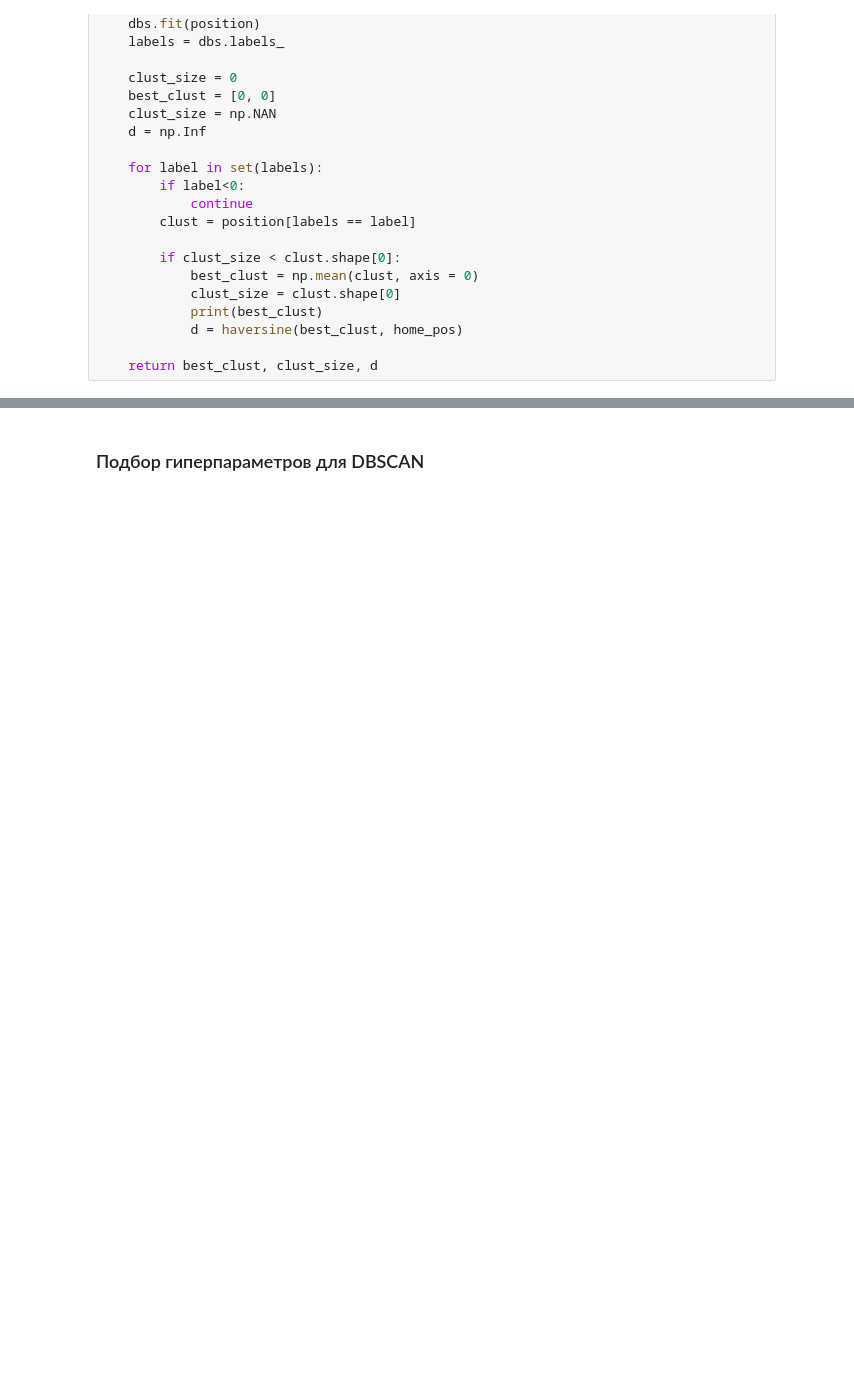
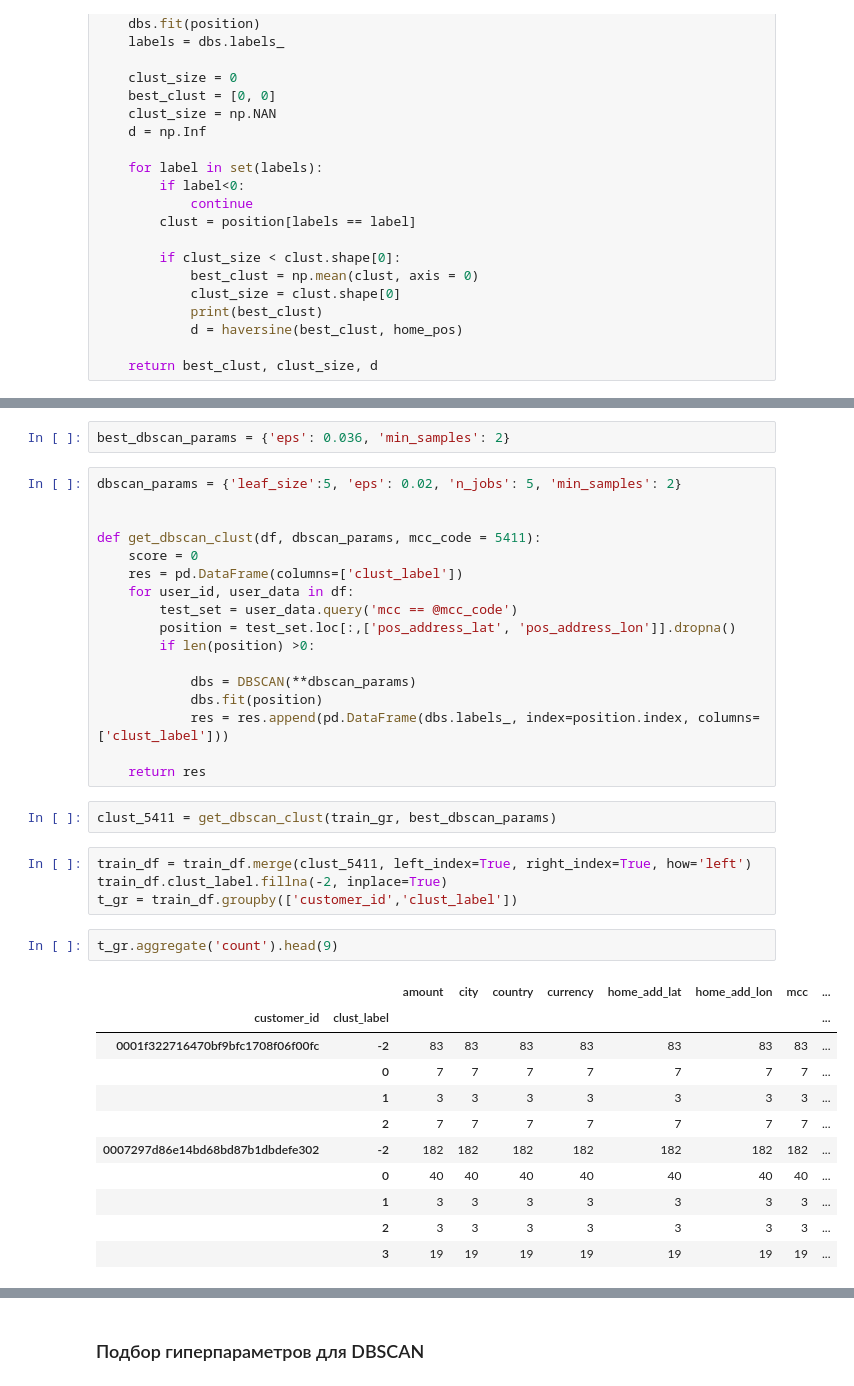
Before and after one commit to PhySci/raiffaizen, a Jupyter notebook: DBSCAN.ipynb, the cells around one changed output, grey strips where cells are left out. Drawn from its saved outputs; the diff is of its cells as text; blank space fills up the shorter version.

```diff
--- a/DBSCAN.ipynb
+++ b/DBSCAN.ipynb
@@ -134,2 +162,41 @@ def get_dbscan_score(df, dbscan_params, mcc_code = 5411, calc_dist = True):
 
     return res_df
+# %%
+best_dbscan_params = {'eps': 0.036, 'min_samples': 2}
+# %%
+dbscan_params = {'leaf_size':5, 'eps': 0.02, 'n_jobs': 5, 'min_samples': 2}
+
+
+def get_dbscan_clust(df, dbscan_params, mcc_code = 5411):
+    score = 0
+    res = pd.DataFrame(columns=['clust_label'])
+    for user_id, user_data in df:
+        test_set = user_data.query('mcc == @mcc_code')
+        position = test_set.loc[:,['pos_address_lat', 'pos_address_lon']].dropna()
+        if len(position) >0:
+
+            dbs = DBSCAN(**dbscan_params)
+            dbs.fit(position)
+            res = res.append(pd.DataFrame(dbs.labels_, index=position.index, columns= ['clust_label']))
+
+    return res
+# %%
+clust_5411 = get_dbscan_clust(train_gr, best_dbscan_params)
+# %%
+train_df = train_df.merge(clust_5411, left_index=True, right_index=True, how='left')
+train_df.clust_label.fillna(-2, inplace=True)
+t_gr = train_df.groupby(['customer_id','clust_label'])
+# %%
+t_gr.aggregate('count').head(9)
+# %% [output]
+|  |  | amount | city | country | currency | home_add_lat | home_add_lon | mcc | ... |
+| customer_id | clust_label |  |  |  |  |  |  |  | ... |
+| 0001f322716470bf9bfc1708f06f00fc | -2 | 83 | 83 | 83 | 83 | 83 | 83 | 83 | ... |
+|  | 0 | 7 | 7 | 7 | 7 | 7 | 7 | 7 | ... |
+|  | 1 | 3 | 3 | 3 | 3 | 3 | 3 | 3 | ... |
+|  | 2 | 7 | 7 | 7 | 7 | 7 | 7 | 7 | ... |
+| 0007297d86e14bd68bd87b1dbdefe302 | -2 | 182 | 182 | 182 | 182 | 182 | 182 | 182 | ... |
+|  | 0 | 40 | 40 | 40 | 40 | 40 | 40 | 40 | ... |
+|  | 1 | 3 | 3 | 3 | 3 | 3 | 3 | 3 | ... |
+|  | 2 | 3 | 3 | 3 | 3 | 3 | 3 | 3 | ... |
+|  | 3 | 19 | 19 | 19 | 19 | 19 | 19 | 19 | ... |
```
Also changed, not shown: parts of 29 cells of this notebook, 3 other files.
